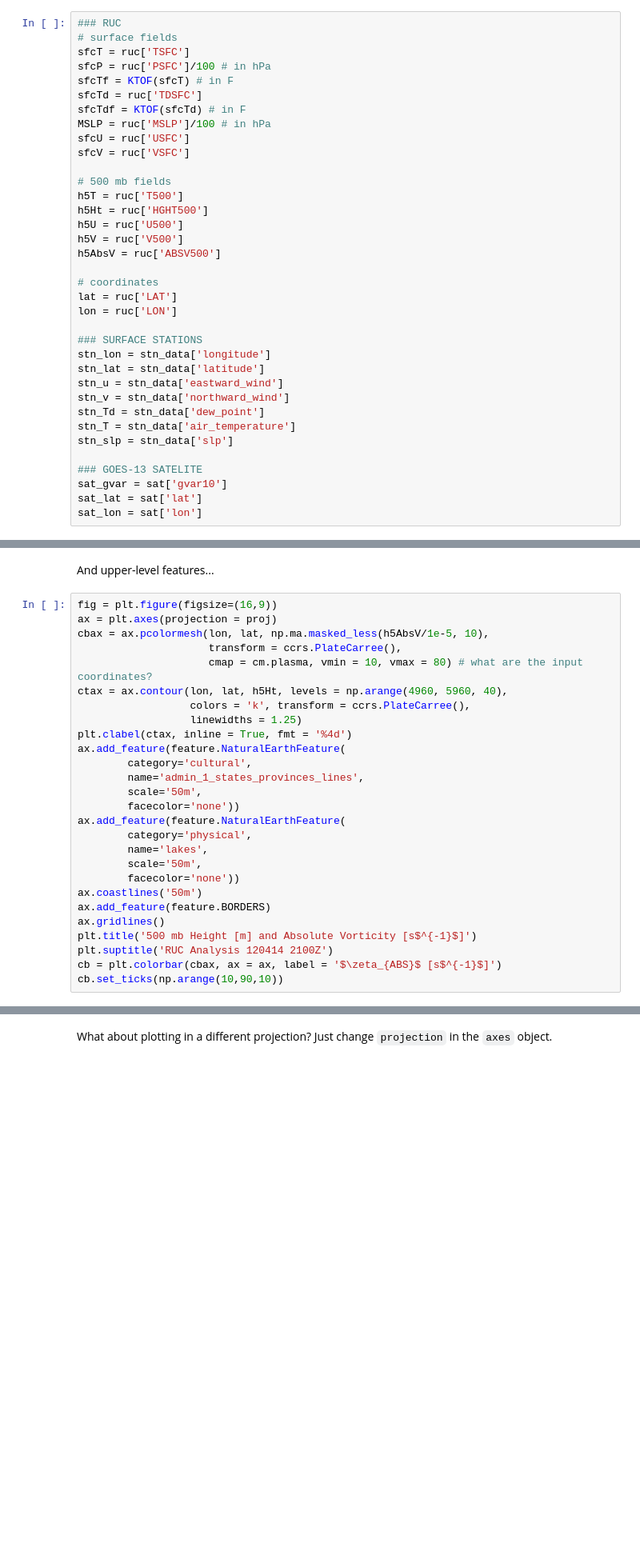
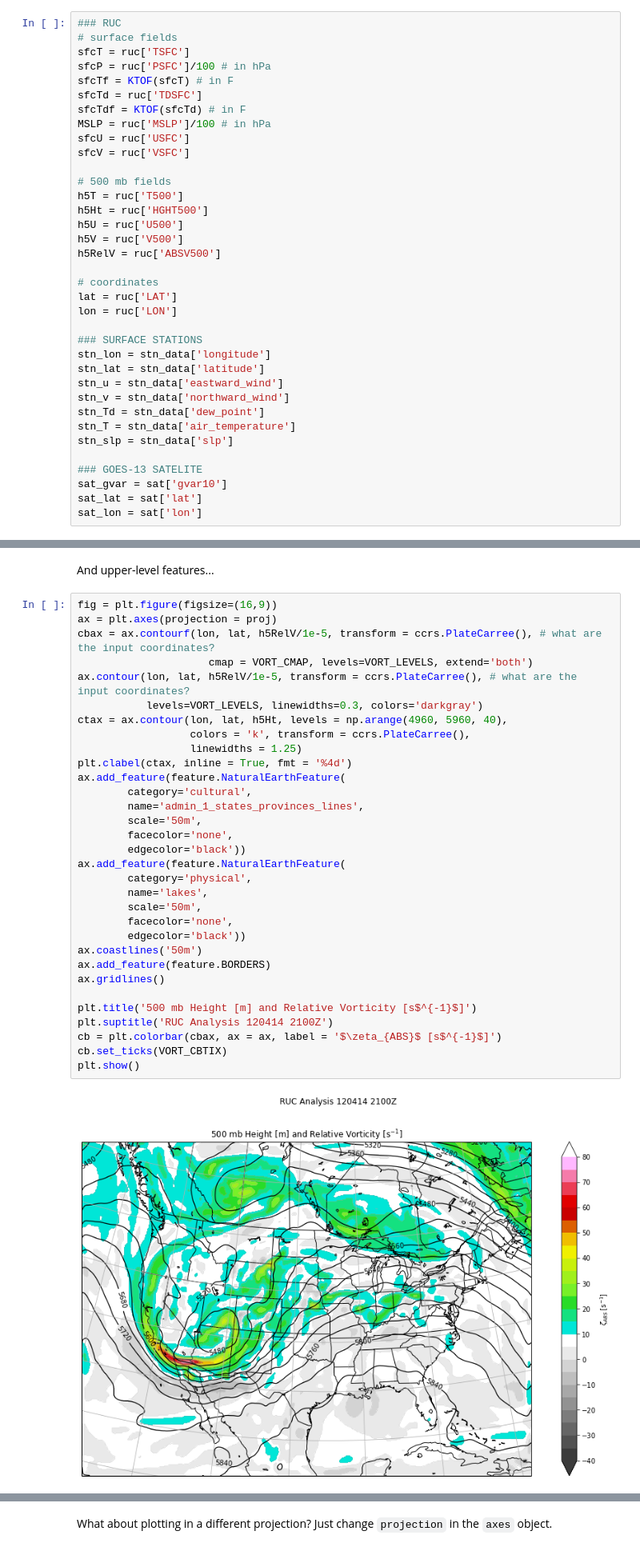
Before and after one commit to nawendt/cartopy-tutorial, a Jupyter notebook: cartopy-tutorial.ipynb, the cells around one changed output, grey strips where cells are left out. Shown at 80% size. Saved outputs shown, nothing was run; the diff lists cells and outputs as text; blank space fills up the shorter version.

```diff
--- a/cartopy-tutorial.ipynb
+++ b/cartopy-tutorial.ipynb
@@ -69,7 +70,7 @@ h5T = ruc['T500']
 h5Ht = ruc['HGHT500']
 h5U = ruc['U500']
 h5V = ruc['V500']
-h5AbsV = ruc['ABSV500']
+h5RelV = ruc['ABSV500']
 
 # coordinates
 lat = ruc['LAT']
@@ -182,27 +251,34 @@ And upper-level features...
 # %%
 fig = plt.figure(figsize=(16,9))
 ax = plt.axes(projection = proj)
-cbax = ax.pcolormesh(lon, lat, np.ma.masked_less(h5AbsV/1e-5, 10),
-                     transform = ccrs.PlateCarree(),
-                     cmap = cm.plasma, vmin = 10, vmax = 80) # what are the input coordinates?
+cbax = ax.contourf(lon, lat, h5RelV/1e-5, transform = ccrs.PlateCarree(), # what are the input coordinates?
+                     cmap = VORT_CMAP, levels=VORT_LEVELS, extend='both')
+ax.contour(lon, lat, h5RelV/1e-5, transform = ccrs.PlateCarree(), # what are the input coordinates?
+           levels=VORT_LEVELS, linewidths=0.3, colors='darkgray')
 ctax = ax.contour(lon, lat, h5Ht, levels = np.arange(4960, 5960, 40),
                   colors = 'k', transform = ccrs.PlateCarree(),
                   linewidths = 1.25)
 plt.clabel(ctax, inline = True, fmt = '%4d')
 ax.add_feature(feature.NaturalEarthFeature(
         category='cultural',
         name='admin_1_states_provinces_lines',
         scale='50m',
-        facecolor='none'))
+        facecolor='none',
+        edgecolor='black'))
 ax.add_feature(feature.NaturalEarthFeature(
         category='physical',
         name='lakes',
         scale='50m',
-        facecolor='none'))
+        facecolor='none',
+        edgecolor='black'))
 ax.coastlines('50m')
 ax.add_feature(feature.BORDERS)
 ax.gridlines()
-plt.title('500 mb Height [m] and Absolute Vorticity [s$^{-1}$]')
+
+plt.title('500 mb Height [m] and Relative Vorticity [s$^{-1}$]')
 plt.suptitle('RUC Analysis 120414 2100Z')
 cb = plt.colorbar(cbax, ax = ax, label = '$\zeta_{ABS}$ [s$^{-1}$]')
-cb.set_ticks(np.arange(10,90,10))
+cb.set_ticks(VORT_CBTIX)
+plt.show()
+# %% [output]
+[figure, added]
```
Also changed, not shown: parts of 26 cells of this notebook, 2 other files.
